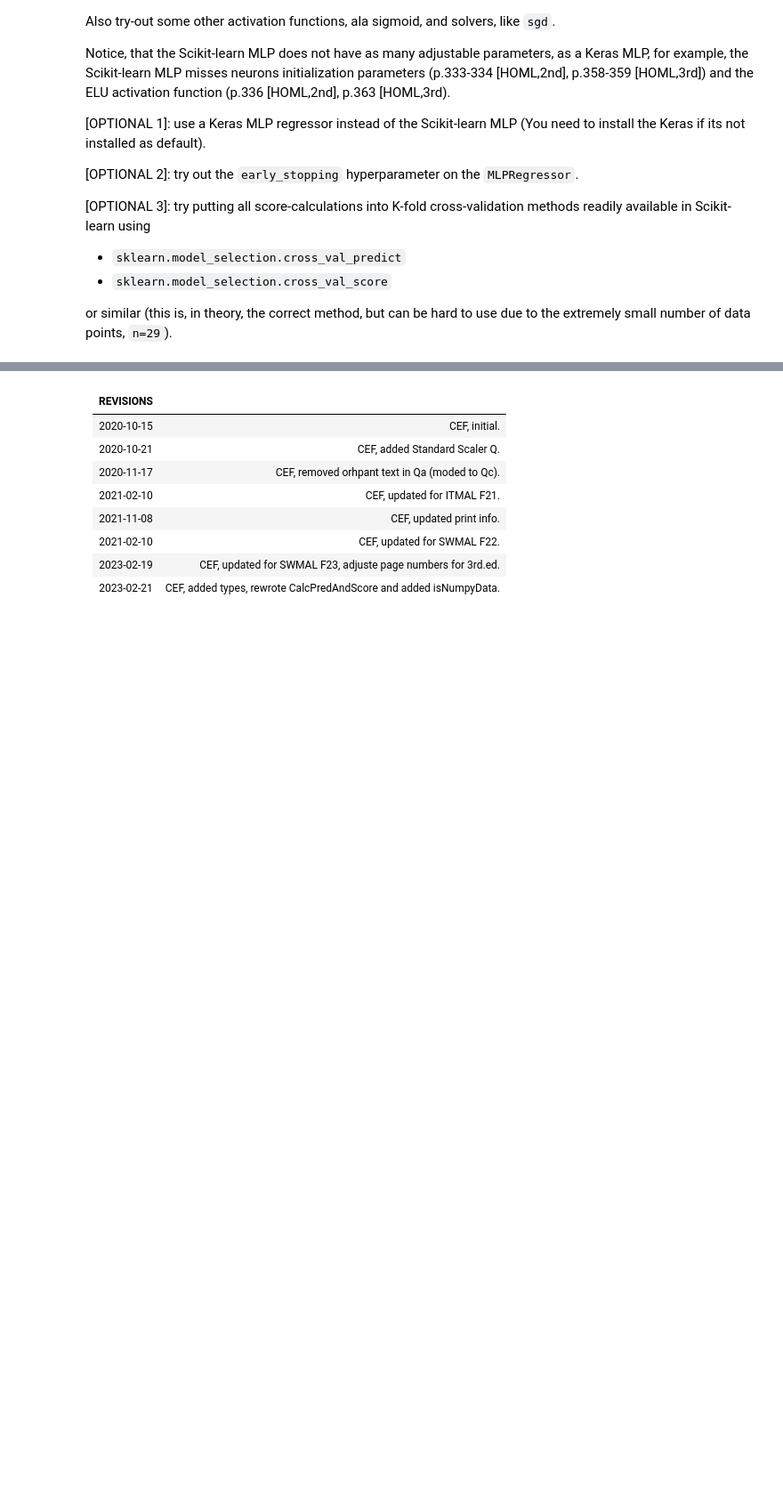
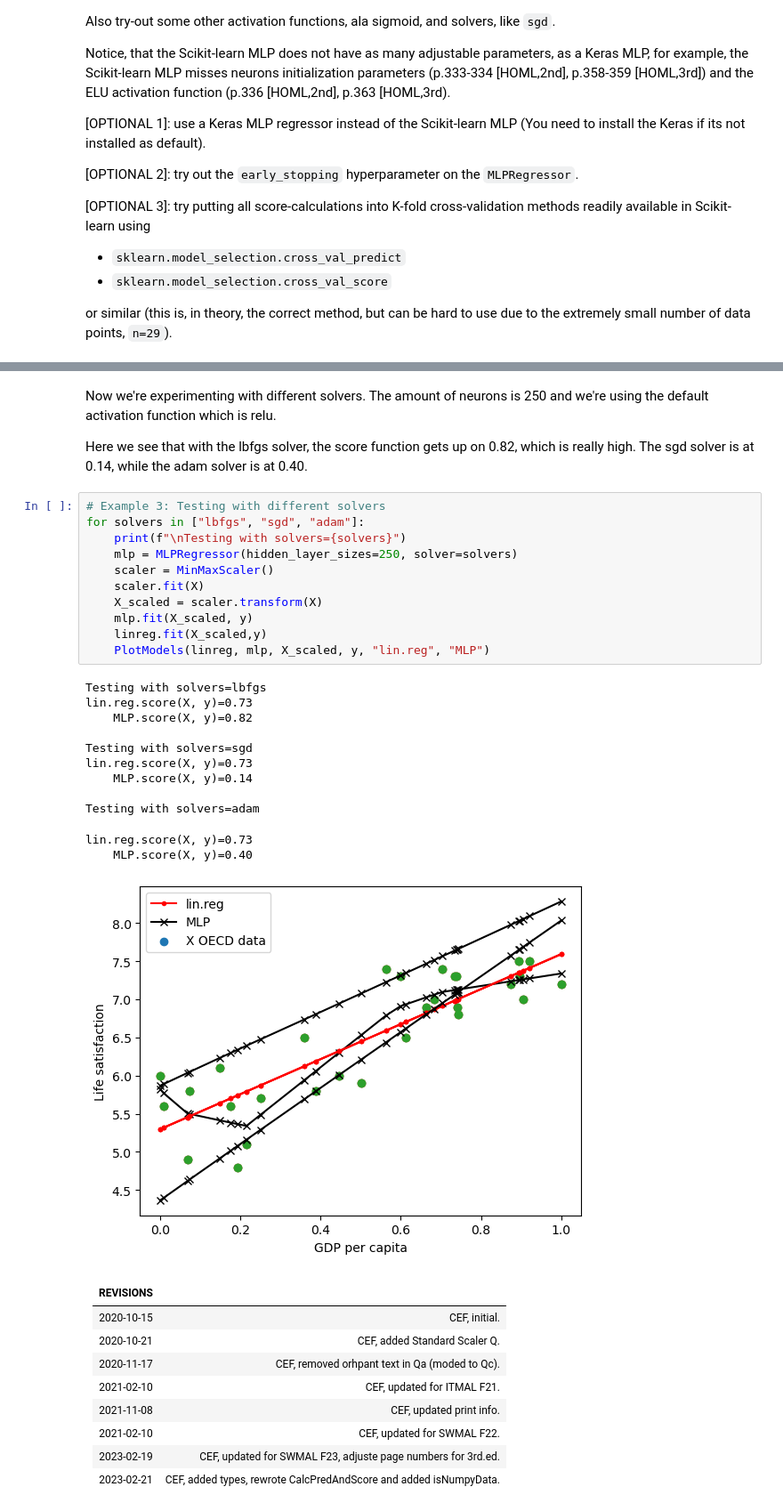
Before and after one commit to kaaecreme/6-Semester, a Jupyter notebook: MAL/02/pipelines.ipynb, the cells around one changed output, grey strips where cells are left out. Shown: that part at 89% size. Drawn from its saved outputs; the diff is of its cells as text; blank space fills up the shorter version.

```diff
--- a/MAL/02/pipelines.ipynb
+++ b/MAL/02/pipelines.ipynb
@@ -268,3 +331,31 @@ lin.reg.score(X, y)=0.73
+# %% [markdown]
+Now we're experimenting with different solvers. The amount of neurons is 250 and we're using the default activation function which is relu.
+
+Here we see that with the lbfgs solver, the score function gets up on 0.82, which is really high. The sgd solver is at 0.14, while the adam solver is at 0.40.
+# %%
+# Example 3: Testing with different solvers
+for solvers in ["lbfgs", "sgd", "adam"]:
+    print(f"\nTesting with solvers={solvers}")
+    mlp = MLPRegressor(hidden_layer_sizes=250, solver=solvers)
+    scaler = MinMaxScaler()
+    scaler.fit(X)
+    X_scaled = scaler.transform(X)
+    mlp.fit(X_scaled, y)
+    linreg.fit(X_scaled,y)
+    PlotModels(linreg, mlp, X_scaled, y, "lin.reg", "MLP")
+# %% [output]
+Testing with solvers=lbfgs
+lin.reg.score(X, y)=0.73
+    MLP.score(X, y)=0.82
+
+Testing with solvers=sgd
+lin.reg.score(X, y)=0.73
+    MLP.score(X, y)=0.14
+
+Testing with solvers=adam
+lin.reg.score(X, y)=0.73
+    MLP.score(X, y)=0.40
+[figure, added]
 # %% [markdown]
 REVISIONS||
 :-|:-|
```
Also changed, not shown: parts of 9 cells of this notebook.
